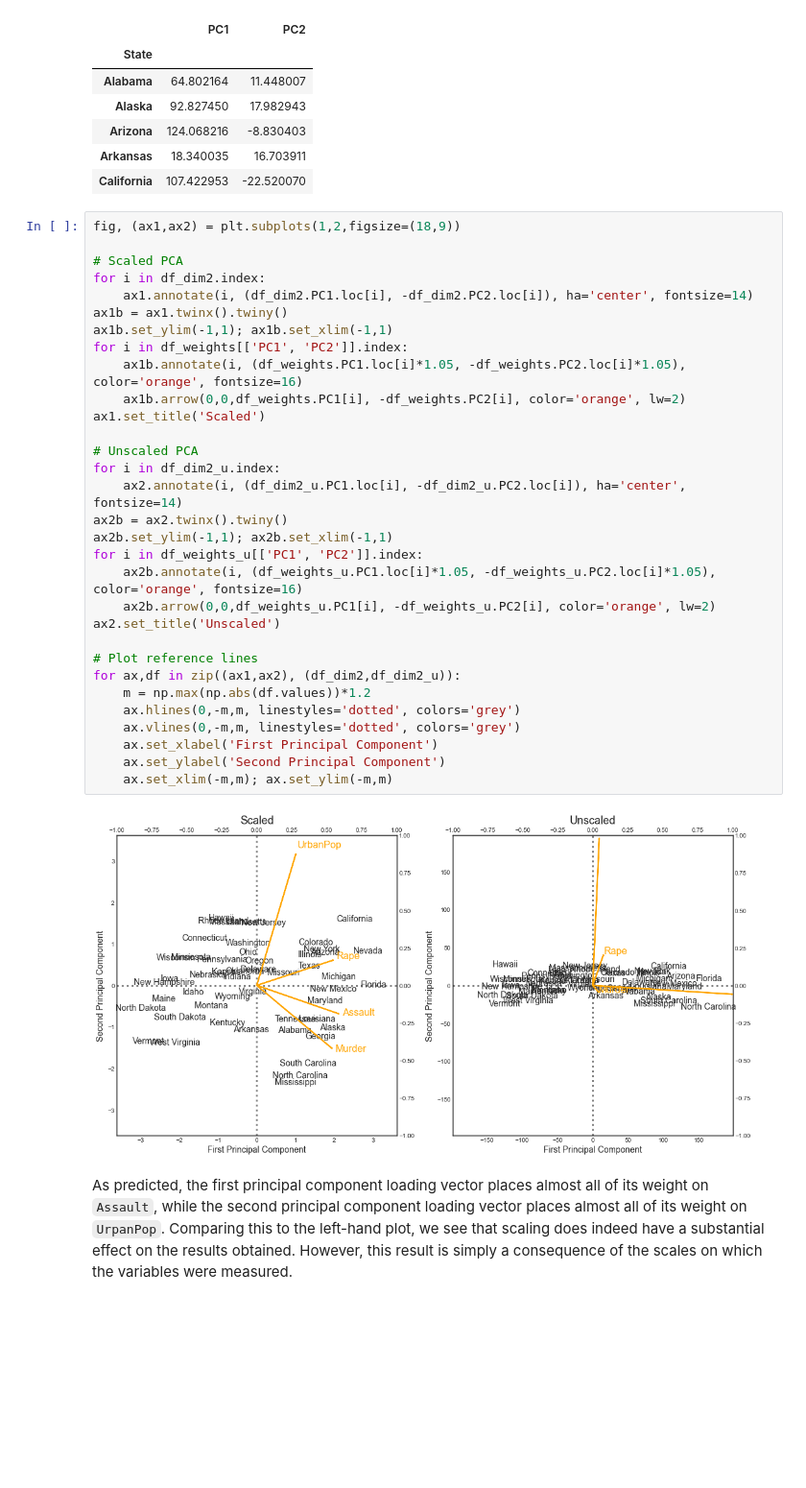
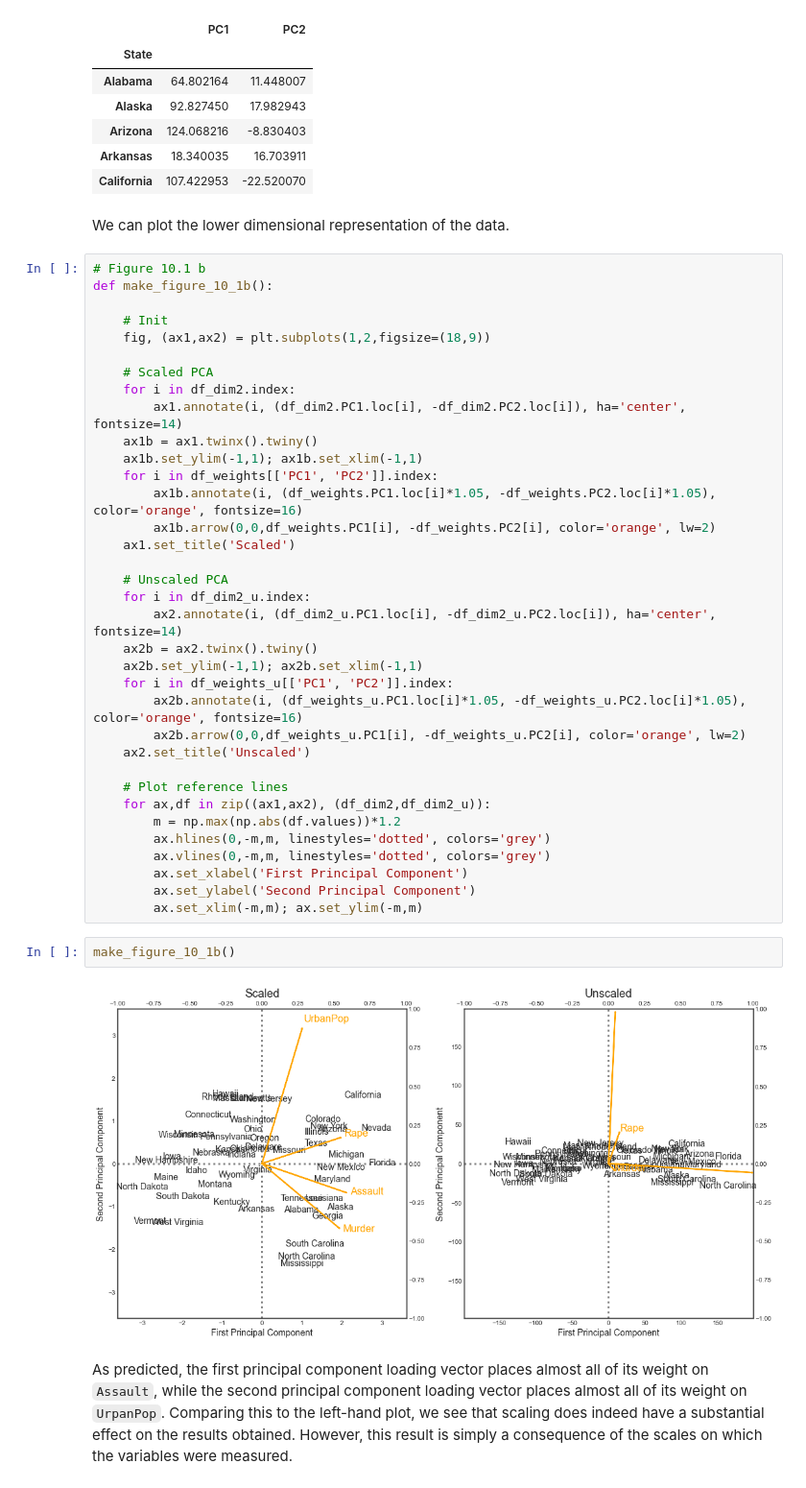
Before and after one commit to matteocourthoud/Machine-Learning-for-Economic-Analysis, a Jupyter notebook: notebooks/10-unsupervised.ipynb, the cells around one changed output. Shown: that part at 96% size. Drawn from its saved outputs; the diff is of its cells as text; blank space fills up the shorter version.

```diff
--- a/notebooks/10-unsupervised.ipynb
+++ b/notebooks/10-unsupervised.ipynb
@@ -255,39 +277,47 @@ df_dim2_u.head()
 | Arizona | 124.068216 | -8.830403 |
 | Arkansas | 18.340035 | 16.703911 |
 | California | 107.422953 | -22.520070 |
+# %% [markdown]
+We can plot the lower dimensional representation of the data.
 # %%
-fig, (ax1,ax2) = plt.subplots(1,2,figsize=(18,9))
+# Figure 10.1 b
+def make_figure_10_1b():
 
-# Scaled PCA
-for i in df_dim2.index:
-    ax1.annotate(i, (df_dim2.PC1.loc[i], -df_dim2.PC2.loc[i]), ha='center', fontsize=14)
-ax1b = ax1.twinx().twiny()
-ax1b.set_ylim(-1,1); ax1b.set_xlim(-1,1)
-for i in df_weights[['PC1', 'PC2']].index:
-    ax1b.annotate(i, (df_weights.PC1.loc[i]*1.05, -df_weights.PC2.loc[i]*1.05), color='orange', fontsize=16)
-    ax1b.arrow(0,0,df_weights.PC1[i], -df_weights.PC2[i], color='orange', lw=2)
-ax1.set_title('Scaled')
+    # Init
+    fig, (ax1,ax2) = plt.subplots(1,2,figsize=(18,9))
 
-# Unscaled PCA
-for i in df_dim2_u.index:
-    ax2.annotate(i, (df_dim2_u.PC1.loc[i], -df_dim2_u.PC2.loc[i]), ha='center', fontsize=14)
-ax2b = ax2.twinx().twiny()
-ax2b.set_ylim(-1,1); ax2b.set_xlim(-1,1)
-for i in df_weights_u[['PC1', 'PC2']].index:
-    ax2b.annotate(i, (df_weights_u.PC1.loc[i]*1.05, -df_weights_u.PC2.loc[i]*1.05), color='orange', fontsize=16)
-    ax2b.arrow(0,0,df_weights_u.PC1[i], -df_weights_u.PC2[i], color='orange', lw=2)
-ax2.set_title('Unscaled')
+    # Scaled PCA
+    for i in df_dim2.index:
+        ax1.annotate(i, (df_dim2.PC1.loc[i], -df_dim2.PC2.loc[i]), ha='center', fontsize=14)
+    ax1b = ax1.twinx().twiny()
+    ax1b.set_ylim(-1,1); ax1b.set_xlim(-1,1)
+    for i in df_weights[['PC1', 'PC2']].index:
+        ax1b.annotate(i, (df_weights.PC1.loc[i]*1.05, -df_weights.PC2.loc[i]*1.05), color='orange', fontsize=16)
+        ax1b.arrow(0,0,df_weights.PC1[i], -df_weights.PC2[i], color='orange', lw=2)
+    ax1.set_title('Scaled')
 
-# Plot reference lines
-for ax,df in zip((ax1,ax2), (df_dim2,df_dim2_u)):
-    m = np.max(np.abs(df.values))*1.2
-    ax.hlines(0,-m,m, linestyles='dotted', colors='grey')
-    ax.vlines(0,-m,m, linestyles='dotted', colors='grey')
-    ax.set_xlabel('First Principal Component')
-    ax.set_ylabel('Second Principal Component')
-    ax.set_xlim(-m,m); ax.set_ylim(-m,m)
+    # Unscaled PCA
+    for i in df_dim2_u.index:
+        ax2.annotate(i, (df_dim2_u.PC1.loc[i], -df_dim2_u.PC2.loc[i]), ha='center', fontsize=14)
+    ax2b = ax2.twinx().twiny()
+    ax2b.set_ylim(-1,1); ax2b.set_xlim(-1,1)
+    for i in df_weights_u[['PC1', 'PC2']].index:
+        ax2b.annotate(i, (df_weights_u.PC1.loc[i]*1.05, -df_weights_u.PC2.loc[i]*1.05), color='orange', fontsize=16)
+        ax2b.arrow(0,0,df_weights_u.PC1[i], -df_weights_u.PC2[i], color='orange', lw=2)
+    ax2.set_title('Unscaled')
+
+    # Plot reference lines
+    for ax,df in zip((ax1,ax2), (df_dim2,df_dim2_u)):
+        m = np.max(np.abs(df.values))*1.2
+        ax.hlines(0,-m,m, linestyles='dotted', colors='grey')
+        ax.vlines(0,-m,m, linestyles='dotted', colors='grey')
+        ax.set_xlabel('First Principal Component')
+        ax.set_ylabel('Second Principal Component')
+        ax.set_xlim(-m,m); ax.set_ylim(-m,m)
-# %% [output]
-[figure, removed]
+# %%
+make_figure_10_1b()
+# %% [output]
+[figure, added]
 # %% [markdown]
 As predicted, the first principal component loading vector places almost all of its weight on `Assault`, while the second principal component loading vector places almost all of its weight on `UrpanPop`. Comparing this to the left-hand plot, we see that scaling does indeed have a substantial effect on the results obtained. However, this result is simply a consequence of the scales on which the variables were measured.
 # %% [markdown]
```
Also changed, not shown: parts of 54 cells of this notebook, 5 other files.
